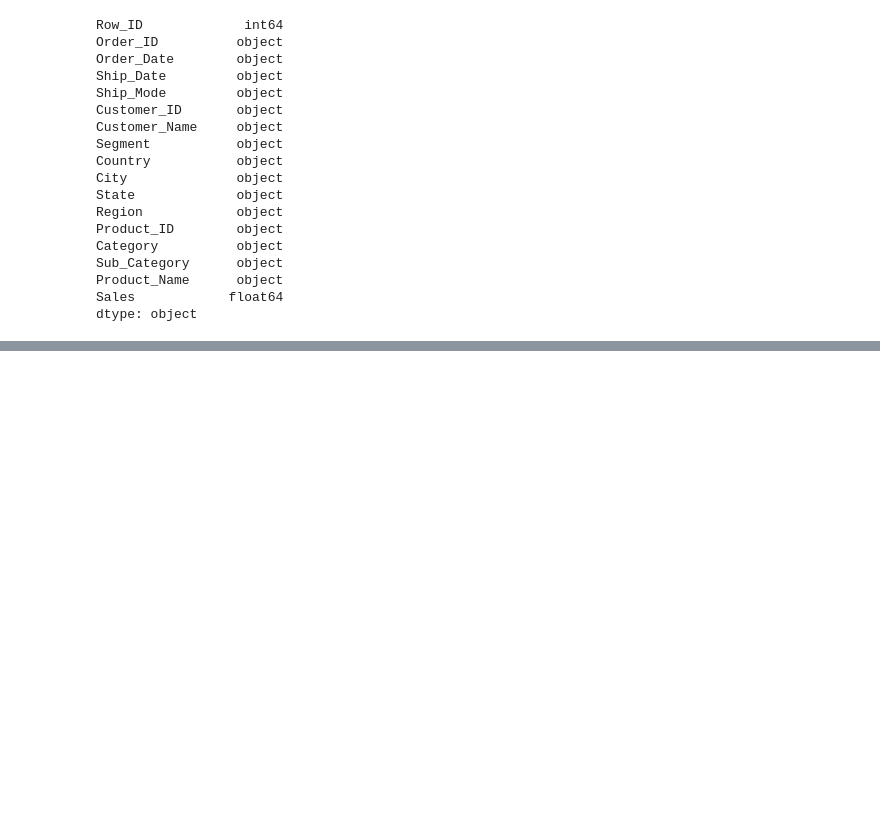
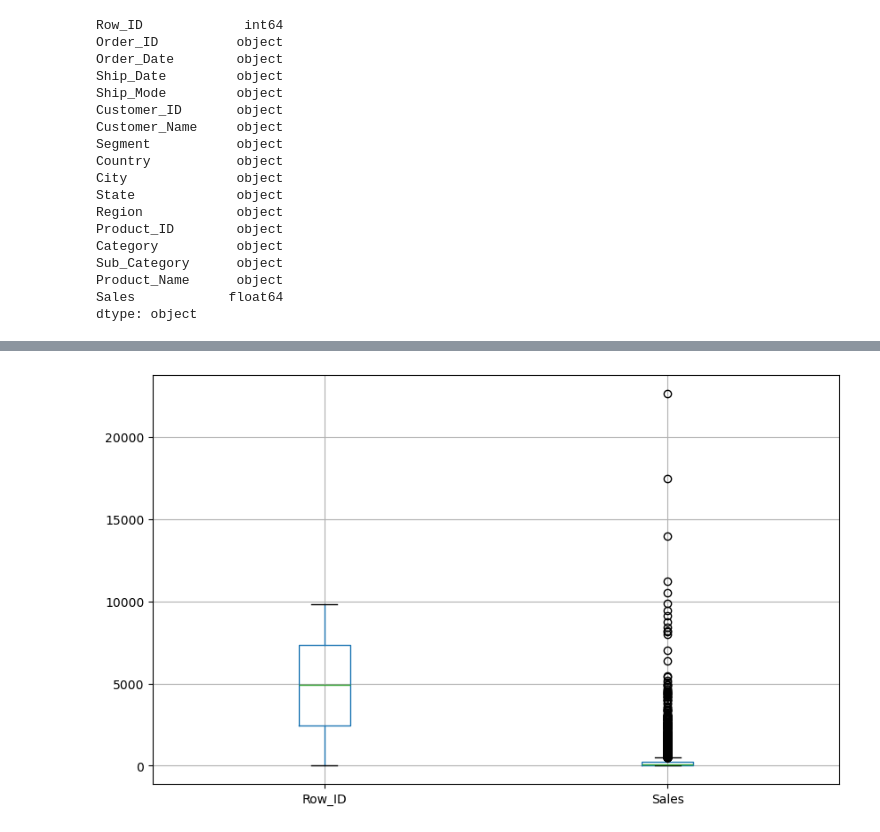
Before and after one commit to Ayush080-bct/Superstore-data-pipeline, a Jupyter notebook: notebook/EDA.ipynb, the cells around one changed output, grey strips where cells are left out. Drawn from its saved outputs; the diff is of its cells as text; code cells hidden in the pictures; blank space fills up the shorter version.

```diff
--- a/notebook/EDA.ipynb
+++ b/notebook/EDA.ipynb
@@ -176,0 +201,5 @@ dtype: object
+# %%
+df.boxplot(figsize=(10,6))
+plt.show()
+# %% [output]
+[figure, added]
```
Also changed, not shown: parts of 9 cells of this notebook, 2 other files.
